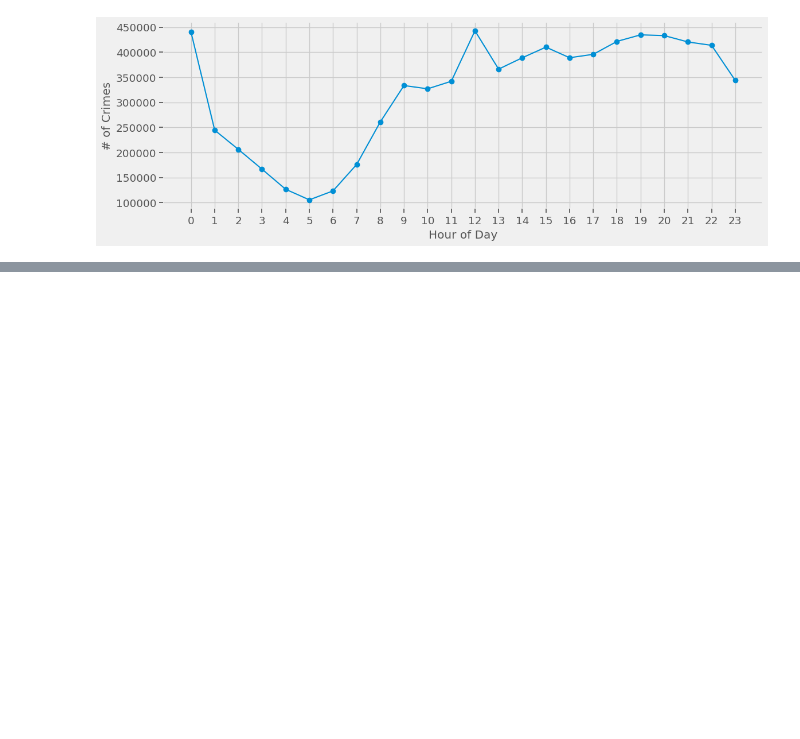
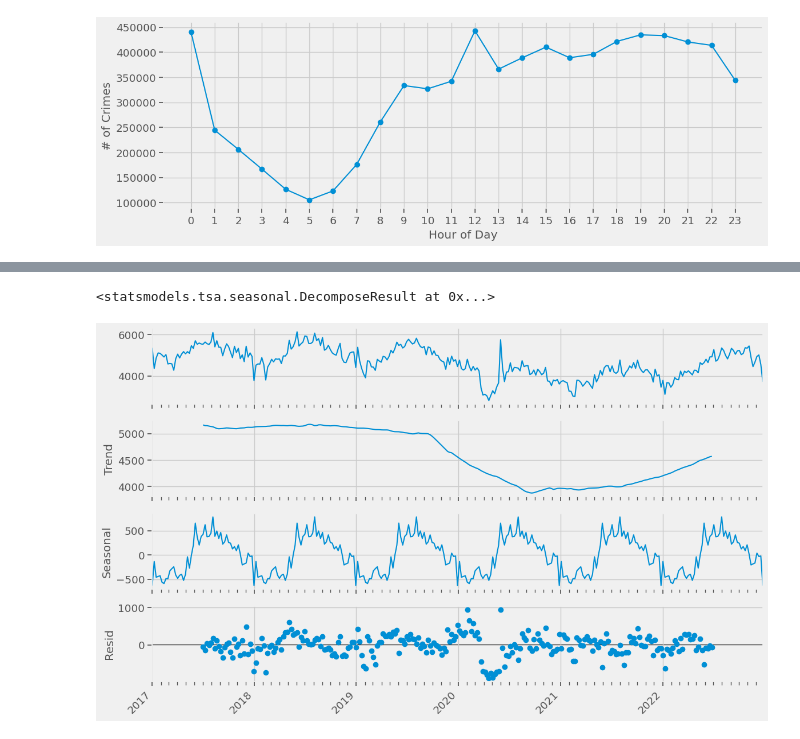
Before and after one commit to Khalil-Salama/Chicago-crime-data, a Jupyter notebook: Chicago_crime_data.ipynb, the cells around one changed output, grey strips where cells are left out. Drawn from its saved outputs; the diff is of its cells as text; code cells hidden in the pictures; blank space fills up the shorter version.

```diff
--- a/Chicago_crime_data.ipynb
+++ b/Chicago_crime_data.ipynb
@@ -707,0 +857,32 @@ ax = hour_counts.plot(style='o-',grid=True,ylabel='# of Crimes', xlabel='Hour of
+# %%
+decomp = tsa.seasonal_decompose(total_crimes_weekly_filtered, model='additive')
+decomp
+# %% [output]
+<statsmodels.tsa.seasonal.DecomposeResult at 0x...>
+# %%
+# import the statsmodels time series analysis api module
+import statsmodels.tsa.api as tsa
+import matplotlib.dates as mdates # Import mdates
+import matplotlib.ticker as mticks # Import mticks
+
+ts = tsa.seasonal_decompose(total_crimes_weekly_filtered, model='additive')
+fig=ts.plot()
+fig.set_figwidth(12)
+fig.set_figheight(8)
+fig.tight_layout()
+
+# Add year ticks with labels and month ticks without labels to the x-axis
+ax = fig.get_axes()
+for axis in ax:
+    # Set major ticks to years and format as year
+    axis.xaxis.set_major_locator(mdates.YearLocator())
+    axis.xaxis.set_major_formatter(mdates.DateFormatter('%Y'))
+
+    # Set minor ticks to months and use NullFormatter to hide labels
+    axis.xaxis.set_minor_locator(mdates.MonthLocator())
+    axis.xaxis.set_minor_formatter(mticks.NullFormatter())
+
+# Rotate x-axis labels for better readability
+fig.autofmt_xdate(rotation=45)
+# %% [output]
+[figure, added]
```
Also changed, not shown: parts of 37 cells of this notebook.
